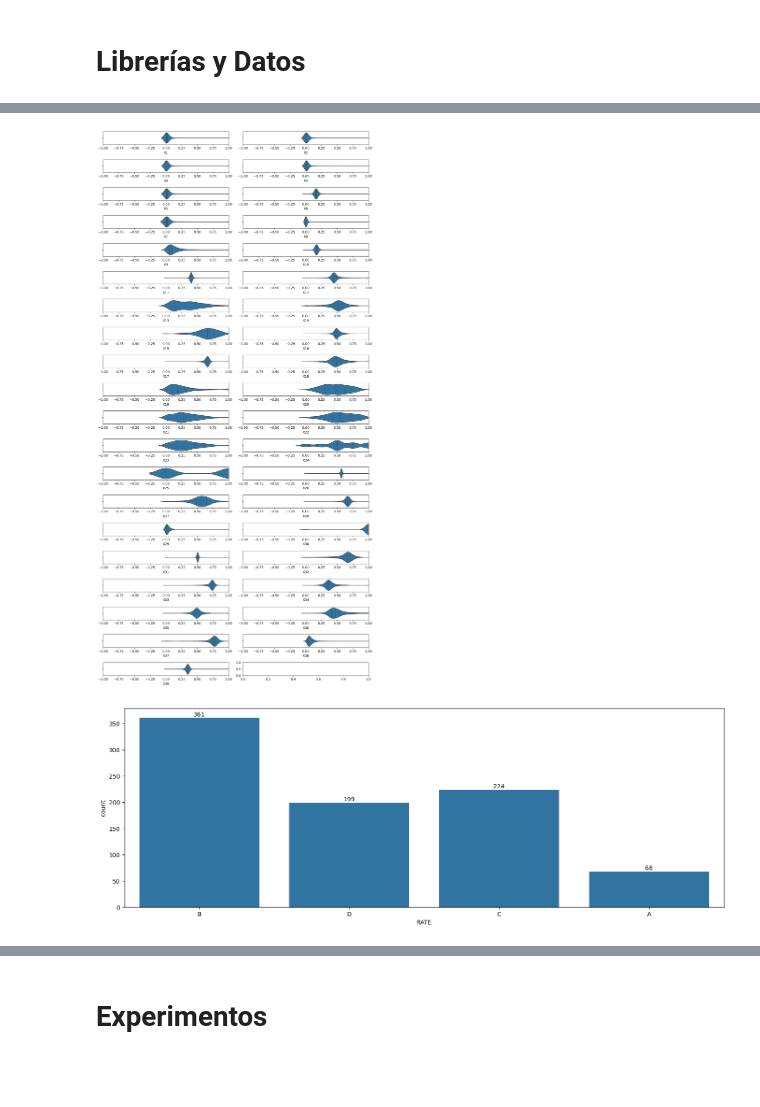
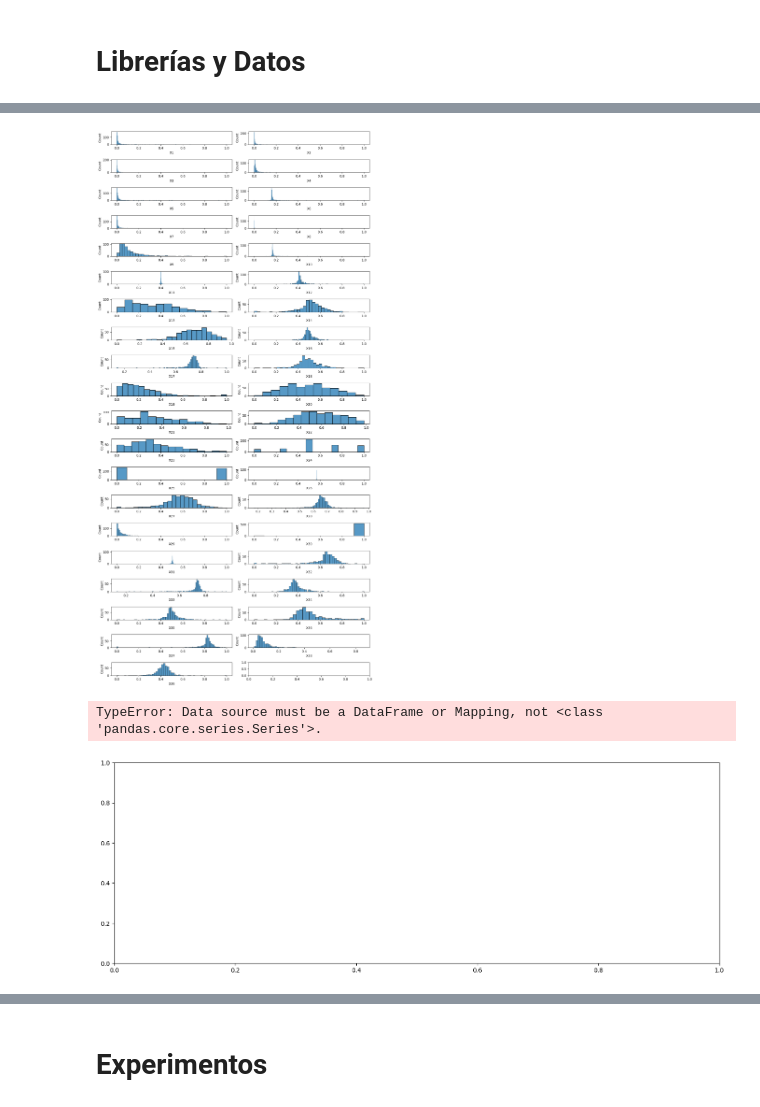
Before and after one commit to DomingoLopez/ClubFansIris, a Jupyter notebook: naive_bayes/naive_bayes.ipynb, the cells around one changed output, grey strips where cells are left out. Cells and saved outputs as stored; diff of their text form; code cells hidden in the pictures; blank space fills up the shorter version.

```diff
--- a/naive_bayes/naive_bayes.ipynb
+++ b/naive_bayes/naive_bayes.ipynb
@@ -26,5 +32,9 @@ from imblearn.under_sampling import NearMiss
 # %%
-df_train = pd.read_csv("../data_preprocess/train_preprocess.csv").drop(columns=["ID"])
+df_credit = pd.read_csv("../data_preprocess/train_preprocess.csv").drop(columns=["ID"])
+
+df_credit_x = df_credit.drop(columns=["RATE"])
+df_credit_y = df_credit["RATE"]
+
 df_test = pd.read_csv("../data_preprocess/test_preprocess.csv")
+df_test_values = df_test.drop(columns=["ID"])
 df_test_IDs = df_test["ID"]
-df_test = df_test.drop(columns=["ID"])
@@ -48,10 +62,8 @@ fig, axes = plt.subplots(nrows=20, ncols=2, figsize=(12, 24))
 axes = axes.flatten()
 
 # Loop through each column and create a violin plot
-for i, column in enumerate(df_train.drop(columns=["RATE"]).columns):
-    sns.violinplot(x=df_train[column], ax=axes[i], inner="quart")
-    # Set ticks and labels for each subplot
-    axes[i].set_xlim((-1, 1))
+for i, column in enumerate(df_credit_x.columns):
+    sns.histplot(x=df_credit_x[column], ax=axes[i])
 
 # Adjust layout to prevent overlapping
 plt.tight_layout()
@@ -59,13 +71,14 @@ plt.tight_layout()
 # Show the plot
 plt.show()
 # %% [output]
-[figure, old version]
+[figure, new version]
 # %%
 fig, axes = plt.subplots(nrows=1, ncols=1, figsize=(18, 6))
 
-sns.countplot(df_train, x="RATE", ax=axes)
+sns.countplot(df_credit_y, x="RATE", ax=axes)
 axes.bar_label(axes.containers[0])
 
 plt.show()
 # %% [output]
+TypeError: Data source must be a DataFrame or Mapping, not <class 'pandas.core.series.Series'>.
-[figure, old version]
+[figure, new version]
```
Also changed, not shown: parts of 84 cells of this notebook.
